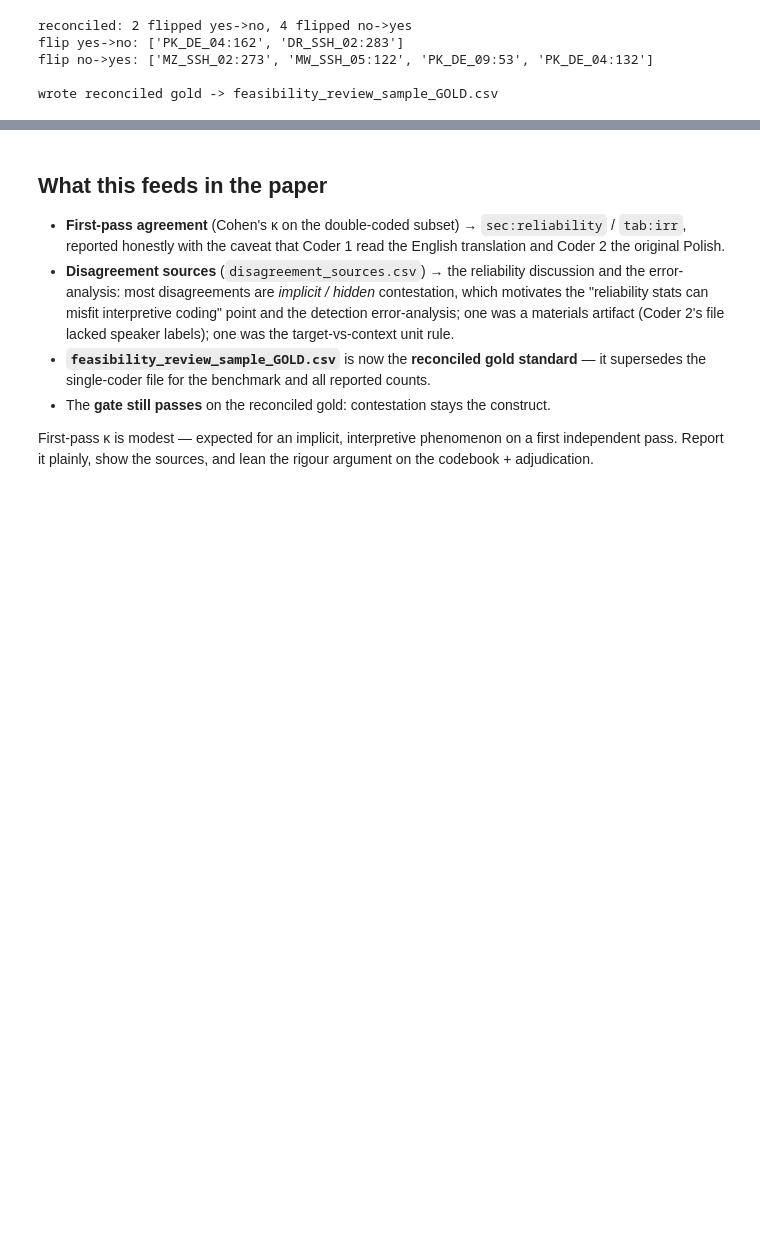
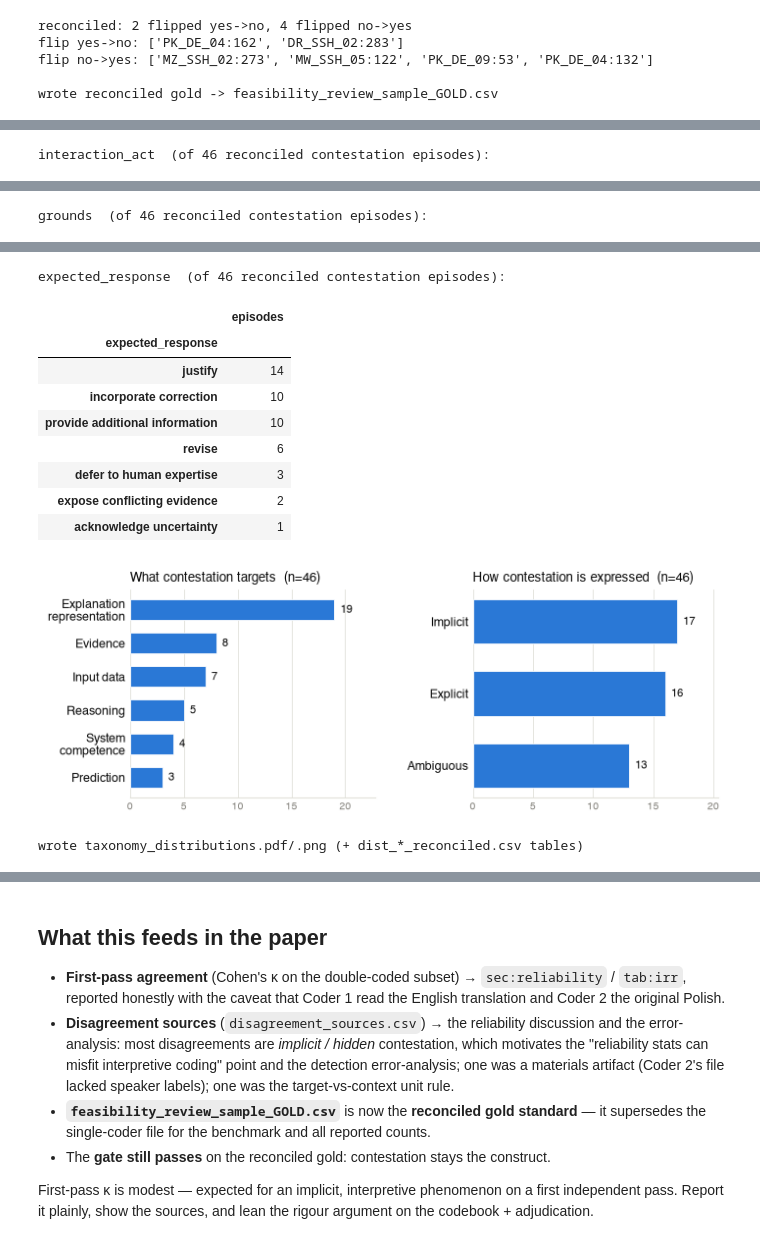
Before and after one commit to sabri-manai/detecting-contestation-xai, a Jupyter notebook: notebooks/05_reliability_and_reconciliation.ipynb, the cells around one changed output, grey strips where cells are left out. Cells and saved outputs as stored; diff of their text form; code cells hidden in the pictures; blank space fills up the shorter version.

```diff
--- a/notebooks/05_reliability_and_reconciliation.ipynb
+++ b/notebooks/05_reliability_and_reconciliation.ipynb
@@ -207,0 +259,66 @@ wrote reliability_summary.json
+# %%
+# ============================================================
+# 6. Final taxonomy distributions (RECONCILED gold) + publication figure
+# ============================================================
+# These use the reconciled gold ("yes", n_yes above) computed in cell 5 above --
+# NOT Notebook 04's dist_*.csv, which is the pre-reconciliation single-coder pass
+# (47 "yes", target counts 17/9/8/6/4/3). Reconciliation (this notebook) changed
+# the total to 49 and shifted category counts -- this cell is the number that
+# should be reported and plotted in the paper.
+(OUT / "tables").mkdir(exist_ok=True)
+(OUT / "figures").mkdir(exist_ok=True)
+
+def dist_gold(col):
+    s = yes[col].dropna()
+    return s[s != "n/a"].value_counts()
+
+tax_gold = {}
+for c in DIMS:
+    vc = dist_gold(c).rename("episodes")
+    tax_gold[c] = vc
+    vc.to_frame().to_csv(OUT / "tables" / f"dist_{c}_reconciled.csv")
+    print(f"{c}  (of {n_yes} reconciled contestation episodes):")
+    display(vc.to_frame())
+
+import matplotlib.pyplot as plt
+
+BLUE, INK, MUTED, GRID = "#2a78d6", "#0b0b0b", "#898781", "#e1e0d9"
+plt.rcParams.update({
+    "font.family": "sans-serif", "font.sans-serif": ["Helvetica", "Arial", "DejaVu Sans"],
+    "axes.edgecolor": GRID, "axes.labelcolor": INK, "text.color": INK,
+    "xtick.color": MUTED, "ytick.color": INK, "font.size": 9,
+})
+
+def barh_panel(ax, series, title):
+    s = series.sort_values(ascending=True)
+    ax.barh(s.index, s.values, color=BLUE, height=0.62, edgecolor="white",
+             linewidth=0.6, zorder=3)
+    for y, v in enumerate(s.values):
+        ax.text(v + max(s.values) * 0.03, y, str(int(v)), va="center", ha="left",
+                fontsize=8, color=INK)
+    ax.set_title(title, fontsize=9.5, loc="left", color=INK, pad=6)
+    ax.set_xlim(0, max(s.values) * 1.20)
+    ax.spines[["top", "right", "left"]].set_visible(False)
+    ax.spines["bottom"].set_color(GRID)
+    ax.tick_params(axis="y", length=0)
+    ax.tick_params(axis="x", length=0, labelsize=7.5)
+    ax.xaxis.grid(True, color=GRID, linewidth=0.6, zorder=0)
+    ax.set_axisbelow(True)
+
+fig, axes = plt.subplots(1, 2, figsize=(7.0, 2.6))
+
+target_labels = {"explanation representation": "Explanation\nrepresentation",
+                  "evidence": "Evidence", "input data": "Input data",
+                  "reasoning": "Reasoning", "system competence": "System\ncompetence",
+                  "prediction": "Prediction"}
+barh_panel(axes[0], tax_gold["target"].rename(index=lambda k: target_labels.get(k, k)),
+           f"What contestation targets  (n={n_yes})")
+barh_panel(axes[1], tax_gold["presence"].rename(index=str.capitalize),
+           f"How contestation is expressed  (n={n_yes})")
+
+fig.tight_layout(pad=0.6, w_pad=2.6)
+fig.savefig(OUT / "figures" / "taxonomy_distributions.pdf", bbox_inches="tight")
+fig.savefig(OUT / "figures" / "taxonomy_distributions.png", dpi=300, bbox_inches="tight")
+plt.show()
+print("\nwrote taxonomy_distributions.pdf/.png (+ dist_*_reconciled.csv tables)")
+# %% [output]
@@ -207,0 +340 @@ wrote reliability_summary.json
+interaction_act  (of 46 reconciled contestation episodes):
@@ -207,0 +350 @@ wrote reliability_summary.json
+grounds  (of 46 reconciled contestation episodes):
@@ -207,0 +361,12 @@ wrote reliability_summary.json
+expected_response  (of 46 reconciled contestation episodes):
+|  | episodes |
+| expected_response |  |
+| justify | 14 |
+| incorporate correction | 10 |
+| provide additional information | 10 |
+| revise | 6 |
+| defer to human expertise | 3 |
+| expose conflicting evidence | 2 |
+| acknowledge uncertainty | 1 |
+[figure, added]
+wrote taxonomy_distributions.pdf/.png (+ dist_*_reconciled.csv tables)
```
Also changed, not shown: parts of 7 cells of this notebook, 45 other files.
